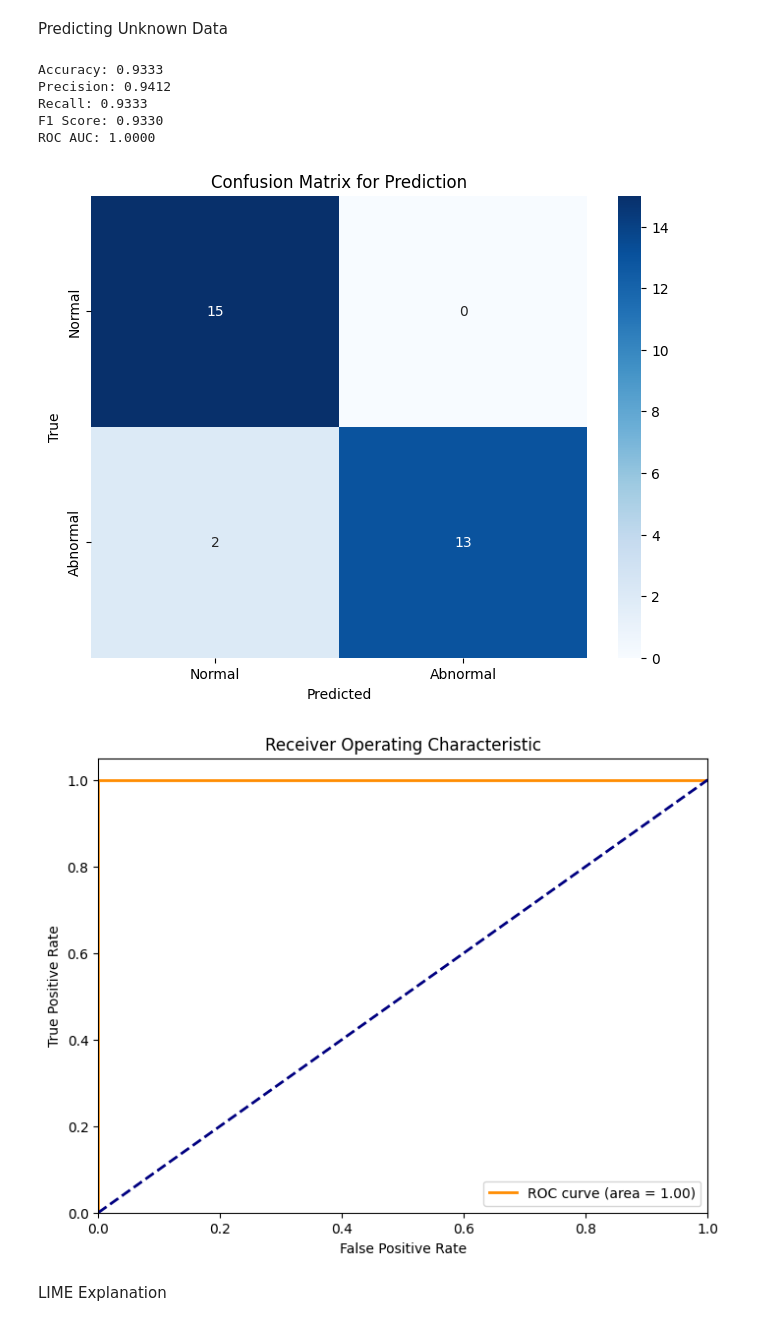
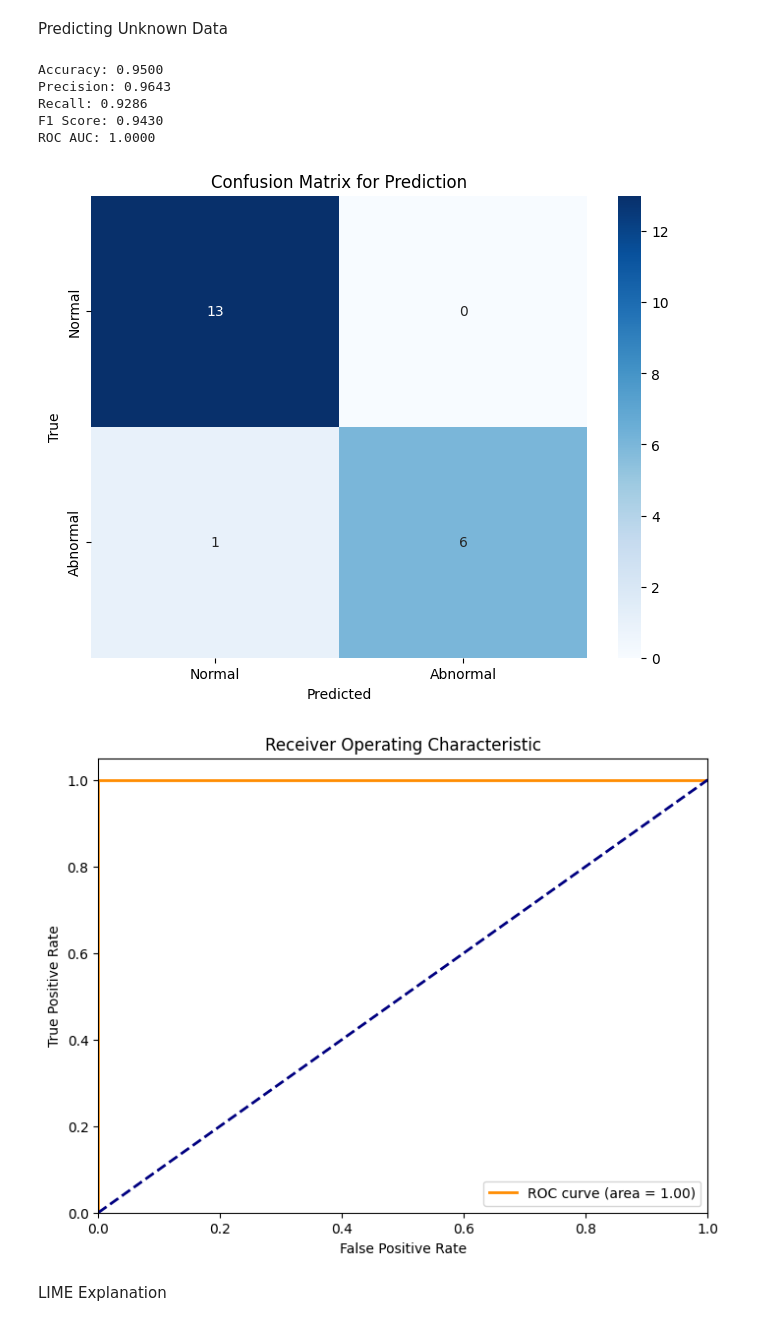
Before and after one commit to HarryYang0512/LowerBackPain, a Jupyter notebook: Advanced_GNN.ipynb, the cells around one changed output. Drawn from its saved outputs; the diff is of its cells as text; code cells hidden in the pictures.

```diff
--- a/Advanced_GNN.ipynb
+++ b/Advanced_GNN.ipynb
@@ -70,8 +70,8 @@ def create_graph_data(features, labels):
 
 # Load and preprocess the data
 InputData = pd.read_csv('Dataset_spine_clean.csv')
-node_features = torch.tensor(InputData.iloc[15:295, 1:13].values, dtype=torch.float)
-labels = torch.tensor(InputData.iloc[15:295, 14].values, dtype=torch.long)
+node_features = torch.tensor(InputData.iloc[13:303, 1:13].values, dtype=torch.float)
+labels = torch.tensor(InputData.iloc[13:303, 14].values, dtype=torch.long)
 
 # Standardize the features
 ##scaler = StandardScaler()
@@ -324,11 +324,11 @@ Predicting Unknown Data
 # %%
 # Extract unknown evaluation data (first 10 rows and last 5 rows combined)
 unknown_features = torch.tensor(
-    np.vstack((InputData.iloc[:15, 1:13].values, InputData.iloc[-15:, 1:13].values)),
+    np.vstack((InputData.iloc[:13, 1:13].values, InputData.iloc[-7:, 1:13].values)),
     dtype=torch.float
 )
 unknown_labels = torch.tensor(
-    np.concatenate((InputData.iloc[:15, 14].values, InputData.iloc[-15:, 14].values)),
+    np.concatenate((InputData.iloc[:13, 14].values, InputData.iloc[-7:, 14].values)),
     dtype=torch.long
 )
 
@@ -366,38 +366,38 @@ fpr, tpr, _ = roc_curve(unknown_labels, unknown_probs)
 evaluation_roc_auc = auc(fpr, tpr)
 
 print(f'Accuracy: {evluation_accuracy:.4f}')
 print(f'Precision: {evluation_precision:.4f}')
 print(f'Recall: {evaluation_recall:.4f}')
 print(f'F1 Score: {evaluation_f1:.4f}')
 print(f'ROC AUC: {evaluation_roc_auc:.4f}')
 
 # Plot the confusion matrix
 cm = confusion_matrix(unknown_labels, unknown_predictions)
 plt.figure(figsize=(8, 6))
 sns.heatmap(cm, annot=True, fmt='d', cmap='Blues', xticklabels=['Normal', 'Abnormal'], yticklabels=['Normal', 'Abnormal'])
 plt.xlabel('Predicted')
 plt.ylabel('True')
 plt.title('Confusion Matrix for Prediction')
 plt.show()
 
 # Plot ROC curve and calculate AUC
 plt.figure(figsize=(8, 6))
 plt.plot(fpr, tpr, color='darkorange', lw=2, label=f'ROC curve (area = {evaluation_roc_auc:.2f})')
 plt.plot([0, 1], [0, 1], color='navy', lw=2, linestyle='--')
 plt.xlim([0.0, 1.0])
 plt.ylim([0.0, 1.05])
 plt.xlabel('False Positive Rate')
 plt.ylabel('True Positive Rate')
 plt.title('Receiver Operating Characteristic')
 plt.legend(loc='lower right')
 plt.show()
 # %% [output]
-Accuracy: 0.9333
-Precision: 0.9412
-Recall: 0.9333
-F1 Score: 0.9330
+Accuracy: 0.9500
+Precision: 0.9643
+Recall: 0.9286
+F1 Score: 0.9430
 ROC AUC: 1.0000
-[figure, old version]
+[figure, new version]
 [figure]
 # %% [markdown]
 LIME Explanation
```
Also changed, not shown: parts of 4 cells of this notebook.
